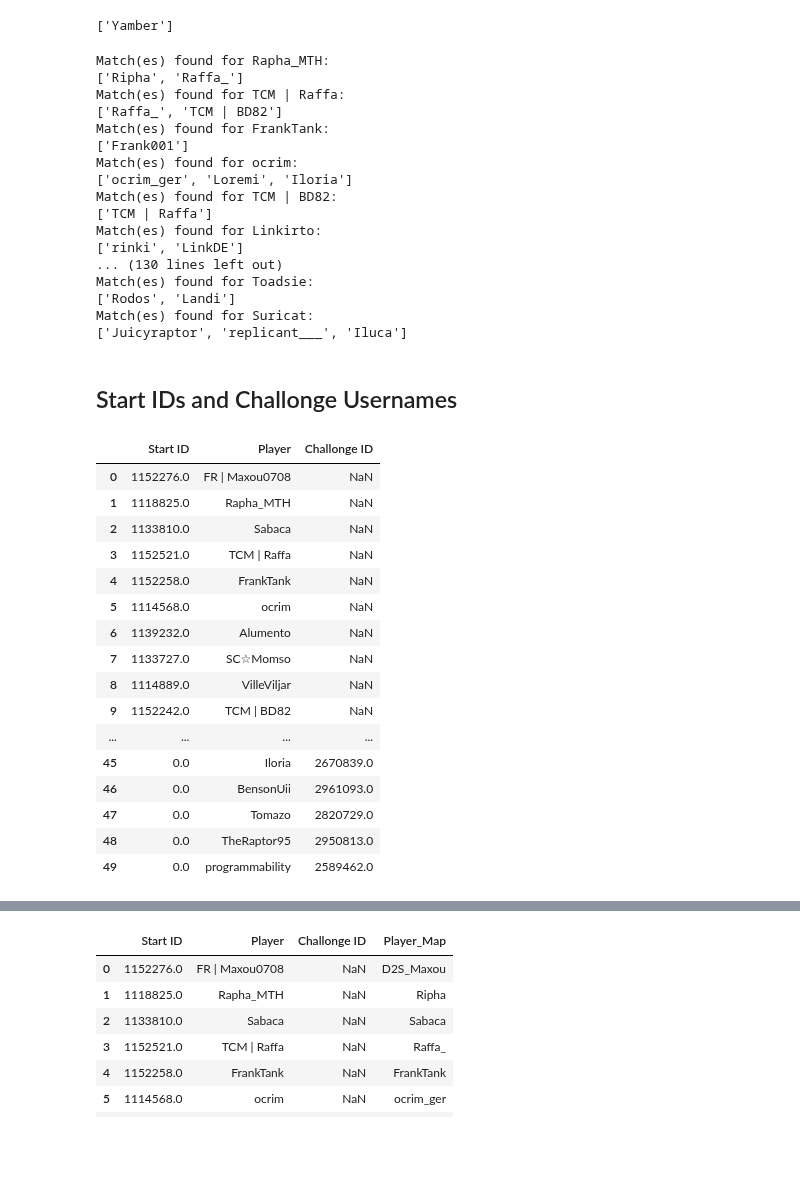
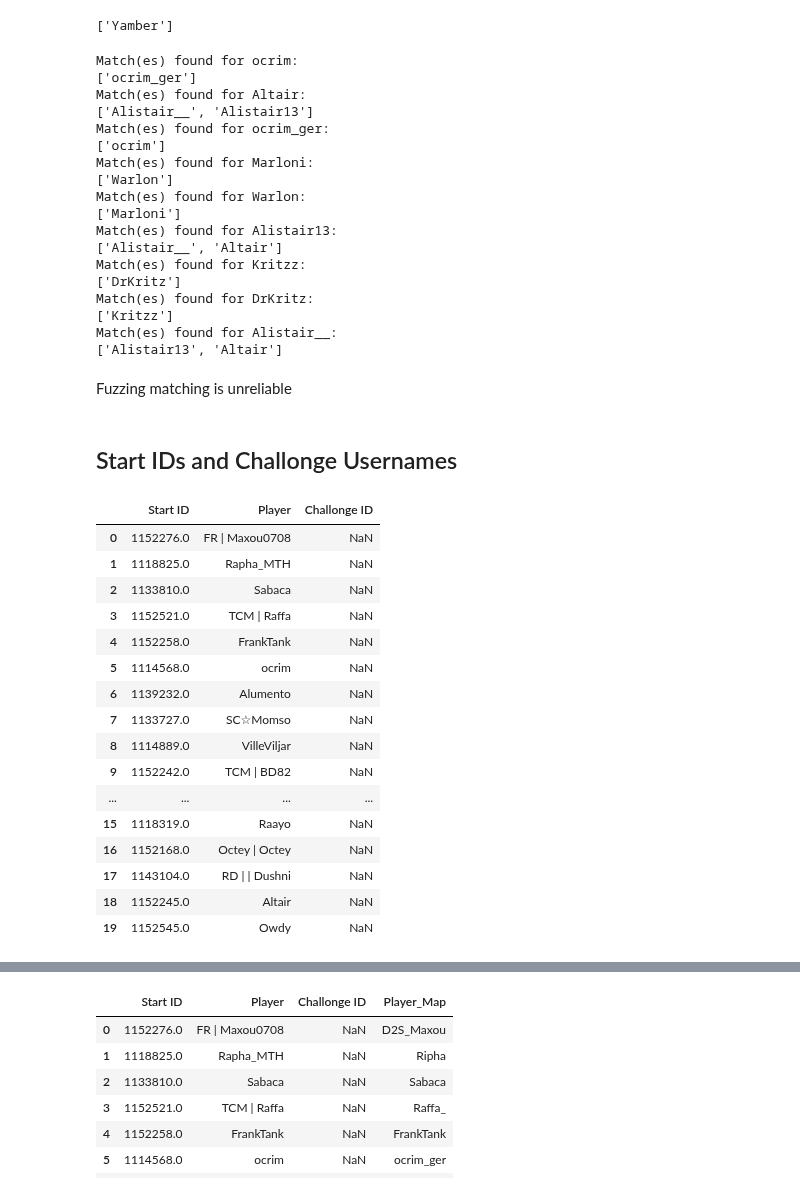
Before and after one commit to DarrenCCT/Tournament-Analysis, a Jupyter notebook: EUAC - Data Cleaning.ipynb, the cells around one changed output, grey strips where cells are left out. Cells and saved outputs as stored; diff of their text form; code cells hidden in the pictures; blank space fills up the shorter version.

```diff
--- a/EUAC - Data Cleaning.ipynb
+++ b/EUAC - Data Cleaning.ipynb
@@ -256,49 +256,52 @@ for i in playerdf["Player"]:
         if i != x:
             array.append(x)
     if len(array) > 0:
-        matches = difflib.get_close_matches(i, array, cutoff=0.5)
+        matches = difflib.get_close_matches(i, array, cutoff=0.7)
         if len(matches) > 0:
             print(f"Match(es) found for {i}: ")
             print(matches)
 # %% [output]
-Match(es) found for Rapha_MTH:
-['Ripha', 'Raffa_']
-Match(es) found for TCM | Raffa:
-['Raffa_', 'TCM | BD82']
-Match(es) found for FrankTank:
-['Frank001']
 Match(es) found for ocrim:
-['ocrim_ger', 'Loremi', 'Iloria']
-Match(es) found for TCM | BD82:
-['TCM | Raffa']
-Match(es) found for Linkirto:
-['rinki', 'LinkDE']
-... (130 lines left out)
-Match(es) found for Toadsie:
-['Rodos', 'Landi']
-Match(es) found for Suricat:
-['Juicyraptor', 'replicant___', 'Iluca']
+['ocrim_ger']
+Match(es) found for Altair:
+['Alistair__', 'Alistair13']
+Match(es) found for ocrim_ger:
+['ocrim']
+Match(es) found for Marloni:
+['Warlon']
+Match(es) found for Warlon:
+['Marloni']
+Match(es) found for Alistair13:
+['Alistair__', 'Altair']
+Match(es) found for Kritzz:
+['DrKritz']
+Match(es) found for DrKritz:
+['Kritzz']
+Match(es) found for Alistair__:
+['Alistair13', 'Altair']
+# %% [markdown]
+Fuzzing matching is unreliable
 # %% [markdown]
 ## Start IDs and Challonge Usernames
 # %%
-playerdf.head(50)
+playerdf.head(20)
 # %% [output]
 |  | Start ID | Player | Challonge ID |
 | 0 | 1152276.0 | FR | Maxou0708 | NaN |
 | 1 | 1118825.0 | Rapha_MTH | NaN |
 | 2 | 1133810.0 | Sabaca | NaN |
 | 3 | 1152521.0 | TCM | Raffa | NaN |
 | 4 | 1152258.0 | FrankTank | NaN |
 | 5 | 1114568.0 | ocrim | NaN |
 | 6 | 1139232.0 | Alumento | NaN |
 | 7 | 1133727.0 | SC☆Momso | NaN |
 | 8 | 1114889.0 | VilleViljar | NaN |
 | 9 | 1152242.0 | TCM | BD82 | NaN |
 | ... | ... | ... | ... |
-| 45 | 0.0 | Iloria | 2670839.0 |
-| 46 | 0.0 | BensonUii | 2961093.0 |
-| 47 | 0.0 | Tomazo | 2820729.0 |
-| 48 | 0.0 | TheRaptor95 | 2950813.0 |
-| 49 | 0.0 | programmability | 2589462.0 |
+| 15 | 1118319.0 | Raayo | NaN |
+| 16 | 1152168.0 | Octey | Octey | NaN |
+| 17 | 1143104.0 | RD | | Dushni | NaN |
+| 18 | 1152245.0 | Altair | NaN |
+| 19 | 1152545.0 | Owdy | NaN |
 # %%
 # Start Name -> Challonge Name
```
Also changed, not shown: parts of 11 cells of this notebook.
